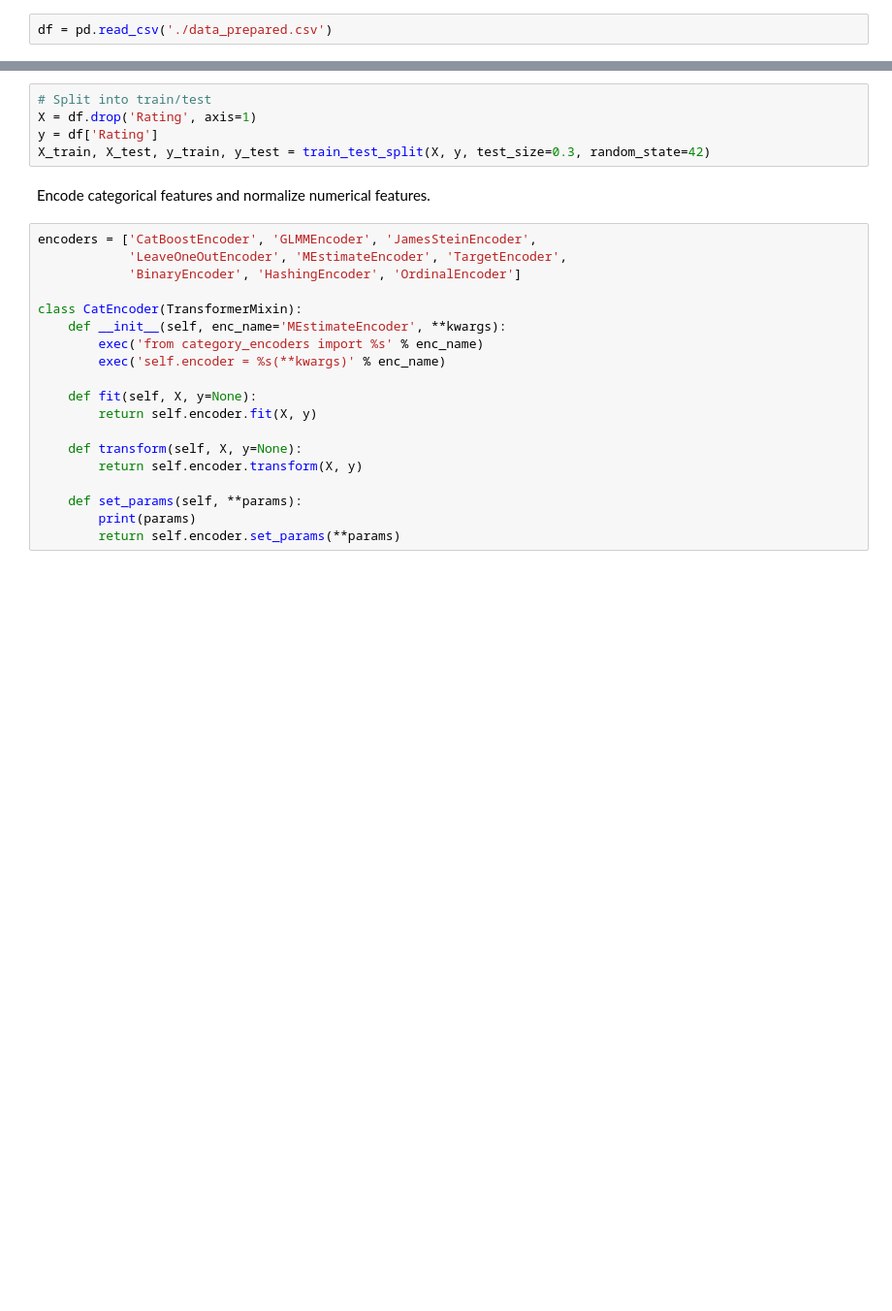
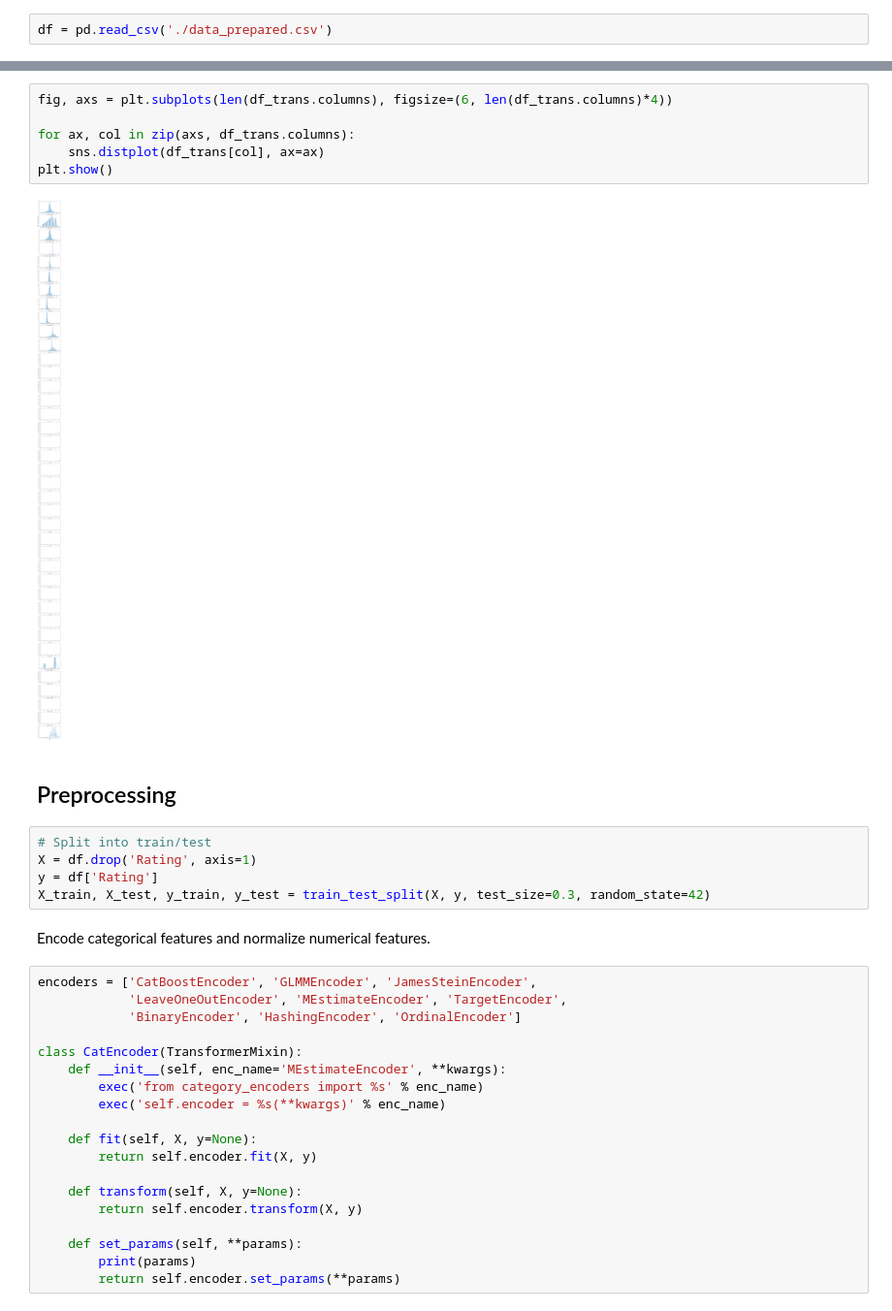
Before and after one commit to SimoneGiovannini/chocolate-rating-project, a Jupyter notebook: models.ipynb, the cells around one changed output, grey strips where cells are left out. Shown at 97% size. Cells and saved outputs as stored; diff of their text form; blank space fills up the shorter version.

```diff
--- a/models.ipynb
+++ b/models.ipynb
@@ -28,3 +96,13 @@ df = pd.read_csv('./data_prepared.csv')
+# %%
+fig, axs = plt.subplots(len(df_trans.columns), figsize=(6, len(df_trans.columns)*4))
+
+for ax, col in zip(axs, df_trans.columns):
+    sns.distplot(df_trans[col], ax=ax)
+plt.show()
+# %% [output]
+[figure, added]
+# %% [markdown]
+## Preprocessing
 # %%
 # Split into train/test
 X = df.drop('Rating', axis=1)
```
Also changed, not shown: parts of 25 cells of this notebook, 1 other file.
